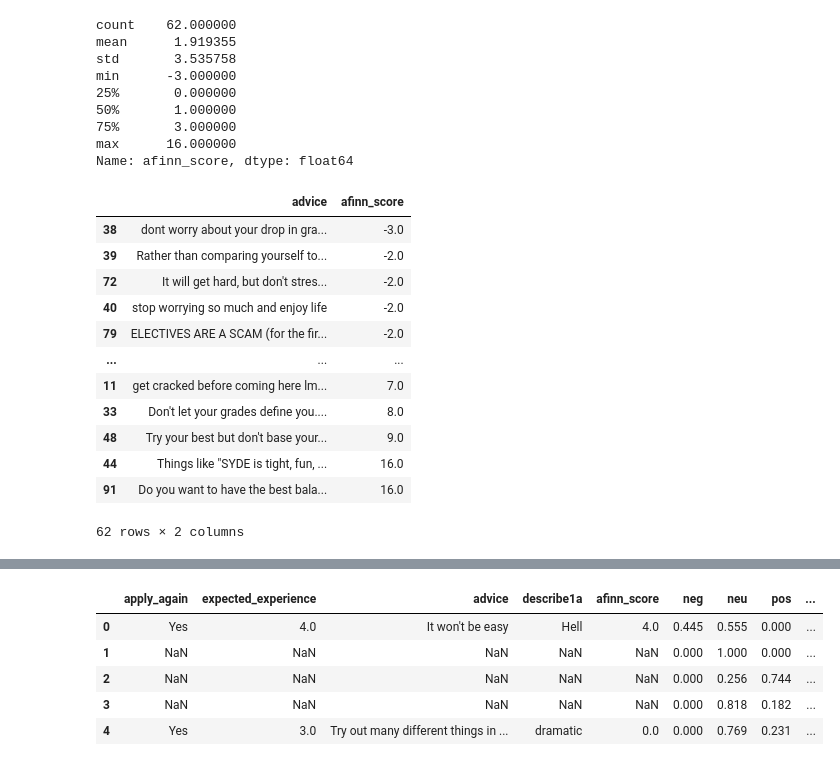
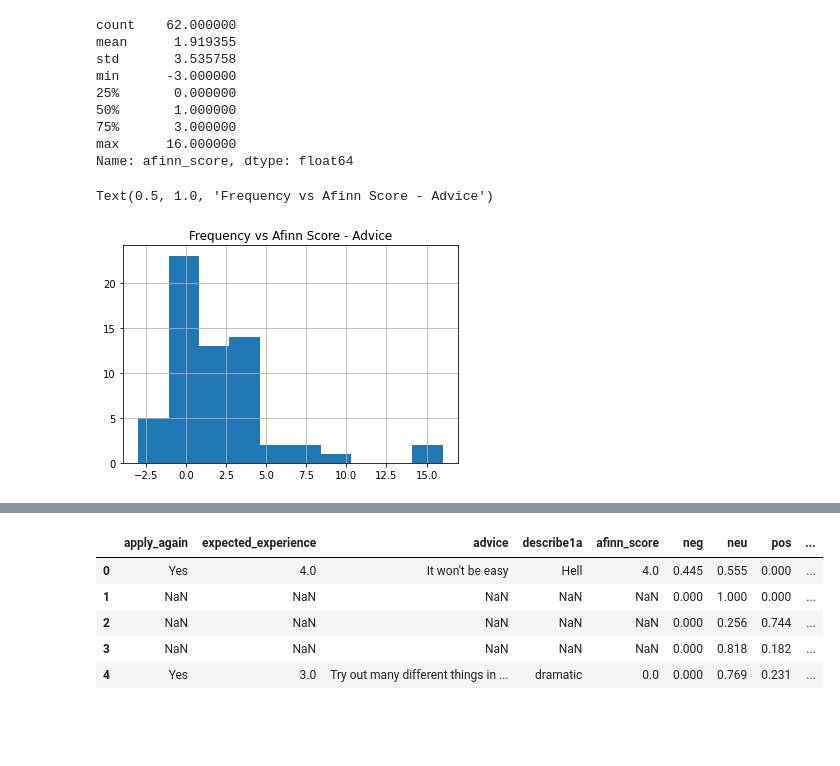
Before and after one commit to SYDE-26/1A-Class-Profile-ML, a Jupyter notebook: sentiment analysis.ipynb, the cells around one changed output, grey strips where cells are left out. Cells and saved outputs as stored; diff of their text form; code cells hidden in the pictures; blank space fills up the shorter version.

```diff
--- a/sentiment analysis.ipynb
+++ b/sentiment analysis.ipynb
@@ -221,18 +234,10 @@ Name: afinn_score, dtype: float64
 # %%
 columns_to_display = ['advice', 'afinn_score']
 values2 = df.sort_values(by='afinn_score')[columns_to_display]
 values2
+
+values2.hist()
+plt.title('Frequency vs Afinn Score - Advice')
 # %% [output]
-|  | advice | afinn_score |
-| 38 | dont worry about your drop in gra... | -3.0 |
-| 39 | Rather than comparing yourself to... | -2.0 |
-| 72 | It will get hard, but don't stres... | -2.0 |
-| 40 | stop worrying so much and enjoy life | -2.0 |
-| 79 | ELECTIVES ARE A SCAM (for the fir... | -2.0 |
-| ... | ... | ... |
-| 11 | get cracked before coming here lm... | 7.0 |
-| 33 | Don't let your grades define you.... | 8.0 |
-| 48 | Try your best but don't base your... | 9.0 |
-| 44 | Things like "SYDE is tight, fun, ... | 16.0 |
-| 91 | Do you want to have the best bala... | 16.0 |
-62 rows × 2 columns
+Text(0.5, 1.0, 'Frequency vs Afinn Score - Advice')
+[figure, added]
```
Also changed, not shown: parts of 39 cells of this notebook.
